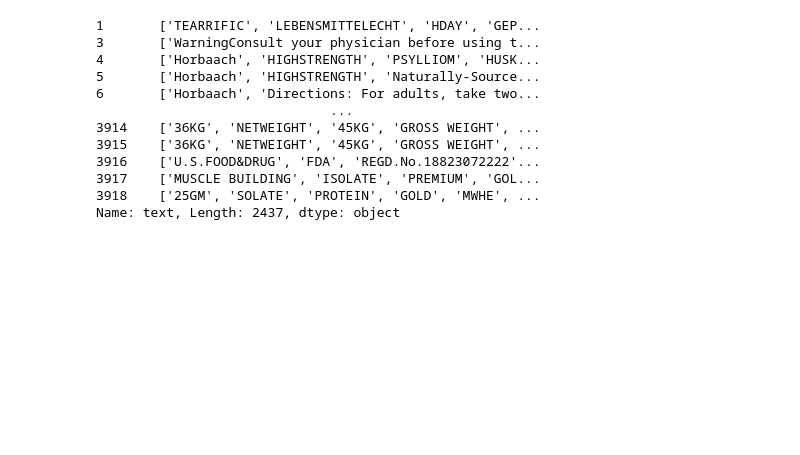
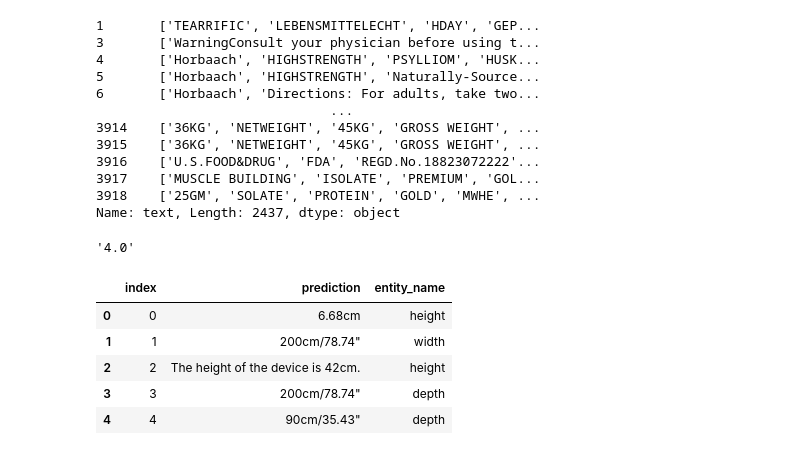
Before and after one commit to paakhim10/g2ap-ml-challenge, a Jupyter notebook: helper/run.ipynb, the cells around one changed output. Cells and saved outputs as stored; diff of their text form; code cells hidden in the pictures; blank space fills up the shorter version.

```diff
--- a/helper/run.ipynb
+++ b/helper/run.ipynb
@@ -270,3 +270,12 @@ df3 = all_data[60001:90000]
 df1.to_csv("./split/data1.csv", index= False)
 df2.to_csv("./split/data2.csv", index=False)
 df3.to_csv("./split/data3.csv", index=False)
+# %%
+import pandas as pd
+
+df4 = pd.read_csv("./../predictions1.csv")
+df5 = pd.read_csv("./split/data1.csv")
+
+df6 = pd.merge(df4, df5, on = ['index'])
+
+df6 = df6[['index', 'prediction', 'entity_name']]
@@ -272,0 +284,13 @@ df3.to_csv("./split/data3.csv", index=False)
+# %%
+"4.0".lower()
+# %% [output]
+'4.0'
+# %%
+df6.head()
+# %% [output]
+|  | index | prediction | entity_name |
+| 0 | 0 | 6.68cm | height |
+| 1 | 1 | 200cm/78.74" | width |
+| 2 | 2 | The height of the device is 42cm. | height |
+| 3 | 3 | 200cm/78.74" | depth |
+| 4 | 4 | 90cm/35.43" | depth |
```
Also changed, not shown: parts of 13 cells of this notebook, 19 other files.
